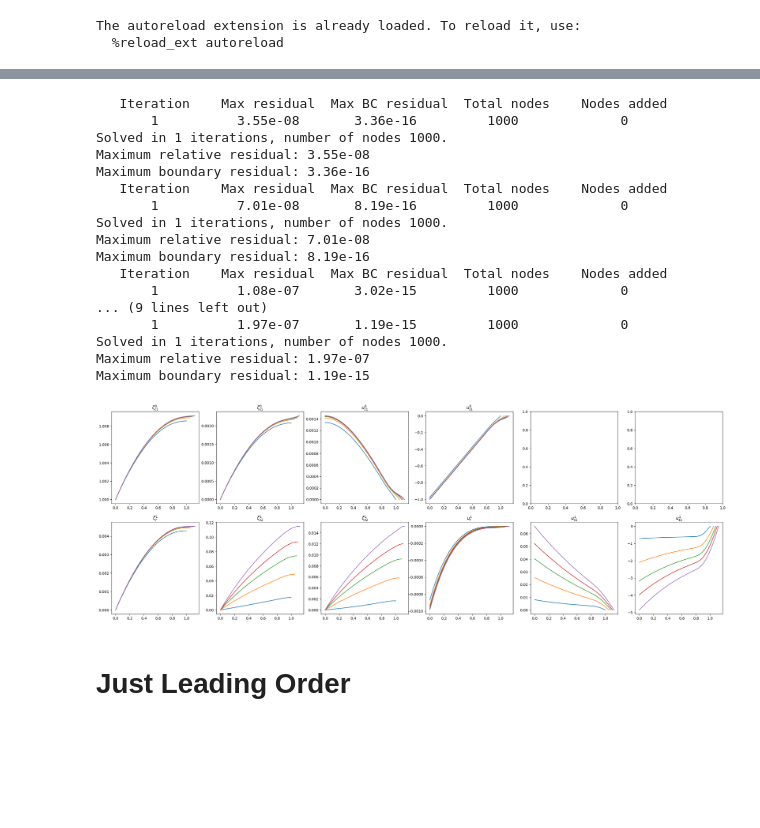
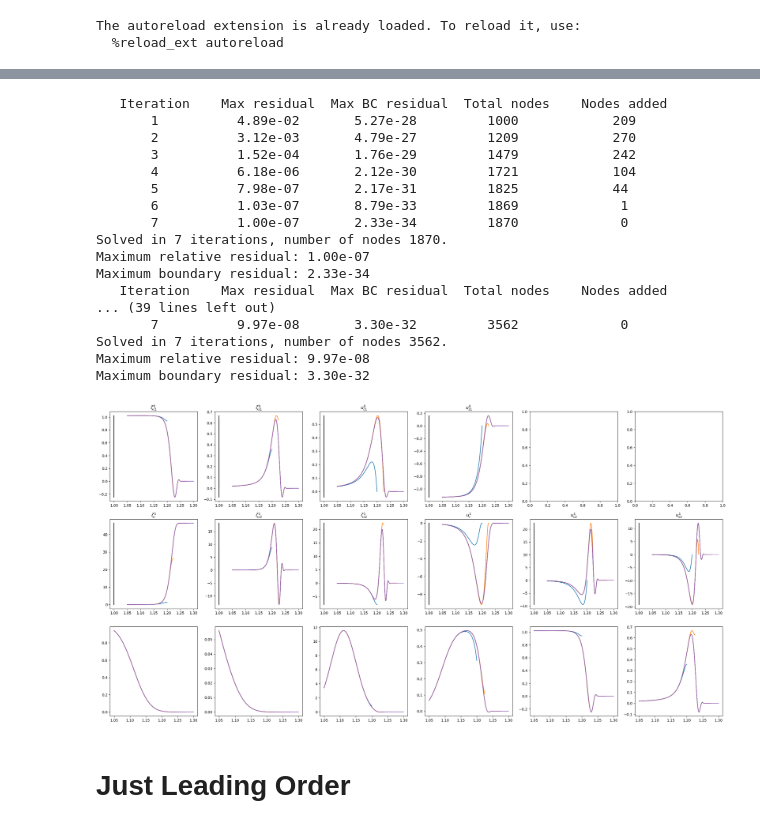
Before and after one commit to Jone-Liekens/Perturbation, a Jupyter notebook: test_defina.ipynb, the cells around one changed output, grey strips where cells are left out. Saved outputs shown, nothing was run; the diff lists cells and outputs as text; code cells hidden in the pictures; blank space fills up the shorter version.

Commit message:
Defina hydrodyn works! Checked with Tian. Seems to converge for higher dL. Made phase/amplitude plots, which are very interesting.

```diff
--- a/test_defina.ipynb
+++ b/test_defina.ipynb
@@ -47,4 +69,17 @@ NameError: name 'pcswe' is not defined
 # %%
-# print(pdswe.y.x)
-print(pdswe.dL)
+fig, axs = plt.subplots(2, 6, figsize=(30, 10))
+fig2, axs2 = plt.subplots(2, 6, figsize=(30, 10))
+
+# for dL in [0, 0.05, 0.08, 0.1, 0.12, 0.14, 0.16, 0.18, 0.2, 0.22, 0.24, 0.26]:
+# for dL in [0]:
+# for dL in [0, 0.05, 0.08, 0.1, 0.12]:
+# for dL in [0.2, 0.225, 0.25, 0.275, 0.3]:
+# for dL in [0.2, 0.21, 0.22, 0.223, 0.225, 0.25, 0.27, 0.285]:
+for dL in [0.2, 0.22, 0.24, 0.26, 0.3][::-1]:
+    pdswe.dL = dL
+    pdswe.set_derivative_vars()
+    pdswe.solve()
+    pdswe.visualize_amplitudes(1.2, axs=axs)
+    pdswe.visualize_defina_vars(1.2, axs=axs2)
+plt.show()
 # %% [output]
@@ -52,43 +105,59 @@ print(pdswe.dL)
 # %%
-fig, axs = plt.subplots(2, 6, figsize=(30, 10))
+fig, axs = plt.subplots(3, 6, figsize=(30, 15))
 labels=[r"$\zeta^0_{c1}$", r"$\zeta^0_{s1}$", r"$u^0_{c1}$", r"$u^0_{s1}$", r"$\zeta^1_{r}$", r"$\zeta^1_{c2}$", r"$\zeta^1_{s2}$", r"$u^1_{r}$", r"$u^1_{c2}$", r"$u^1_{s2}$"]
 
-# for dL in [0, 0.05, 0.08, 0.1, 0.12, 0.14, 0.16]:
-for dL in [0, 0.05, 0.08, 0.1, 0.12]:
-# for dL in [0, 0.1, 0.2]:
+# for dL in [0, 0.05, 0.08, 0.1, 0.12, 0.14, 0.16, 0.18, 0.2, 0.22, 0.24, 0.26]:
+# for dL in [0]:
+# for dL in [0, 0.05, 0.08, 0.1, 0.12]:
+for dL in [0.2, 0.225, 0.25, 0.275, 0.3]:
     pdswe.dL = dL
 
     pdswe.set_derivative_vars()
     pdswe.solve()
 
+    st = np.argmin(abs(pdswe.y.x - 1.05))
+
 
     for i in range(4):
         axs[0, i].set_title(labels[i])
-        axs[0, i].plot(pdswe.y.x, pdswe.y.y[i])
+        axs[0, i].plot([1, 1], [min(pdswe.y.y[i]), max(pdswe.y.y[i])], 'k')
+        axs[0, i].plot(pdswe.y.x[st:], pdswe.y.y[i, st:])
+
+
     for i in range(6):
         axs[1, i].set_title(labels[4 + i])
-        axs[1, i].plot(pdswe.y.x, pdswe.y.y[4 + i])
+        axs[1, i].plot([1, 1], [min(pdswe.y.y[4 + i]), max(pdswe.y.y[4 + i])], 'k')
+        axs[1, i].plot(pdswe.y.x[st:], pdswe.y.y[4 + i, st:])
+
+    dfvars = pdswe.defina_vars(pdswe.y.x, pdswe.y.y)
+    for i in range(6):
+        axs[2, i].plot(pdswe.y.x[st:], dfvars[i][st:])
+
+
+
+
+
 
 plt.show()
 # %% [output]
    Iteration    Max residual  Max BC residual  Total nodes    Nodes added
-       1          3.55e-08       3.36e-16         1000             0
-Solved in 1 iterations, number of nodes 1000.
-Maximum relative residual: 3.55e-08
-Maximum boundary residual: 3.36e-16
+       1          4.89e-02       5.27e-28         1000            209
+       2          3.12e-03       4.79e-27         1209            270
+       3          1.52e-04       1.76e-29         1479            242
+       4          6.18e-06       2.12e-30         1721            104
+       5          7.98e-07       2.17e-31         1825            44
+       6          1.03e-07       8.79e-33         1869             1
+       7          1.00e-07       2.33e-34         1870             0
+Solved in 7 iterations, number of nodes 1870.
+Maximum relative residual: 1.00e-07
+Maximum boundary residual: 2.33e-34
    Iteration    Max residual  Max BC residual  Total nodes    Nodes added
-       1          7.01e-08       8.19e-16         1000             0
-Solved in 1 iterations, number of nodes 1000.
-Maximum relative residual: 7.01e-08
-Maximum boundary residual: 8.19e-16
-   Iteration    Max residual  Max BC residual  Total nodes    Nodes added
-       1          1.08e-07       3.02e-15         1000             0
-... (9 lines left out)
-       1          1.97e-07       1.19e-15         1000             0
-Solved in 1 iterations, number of nodes 1000.
-Maximum relative residual: 1.97e-07
-Maximum boundary residual: 1.19e-15
+... (39 lines left out)
+       7          9.97e-08       3.30e-32         3562             0
+Solved in 7 iterations, number of nodes 3562.
+Maximum relative residual: 9.97e-08
+Maximum boundary residual: 3.30e-32
-[figure, old version]
+[figure, new version]
 # %% [markdown]
 # Just Leading Order
 # %%
```
Also changed, not shown: parts of 4 cells of this notebook, 3 other files.
